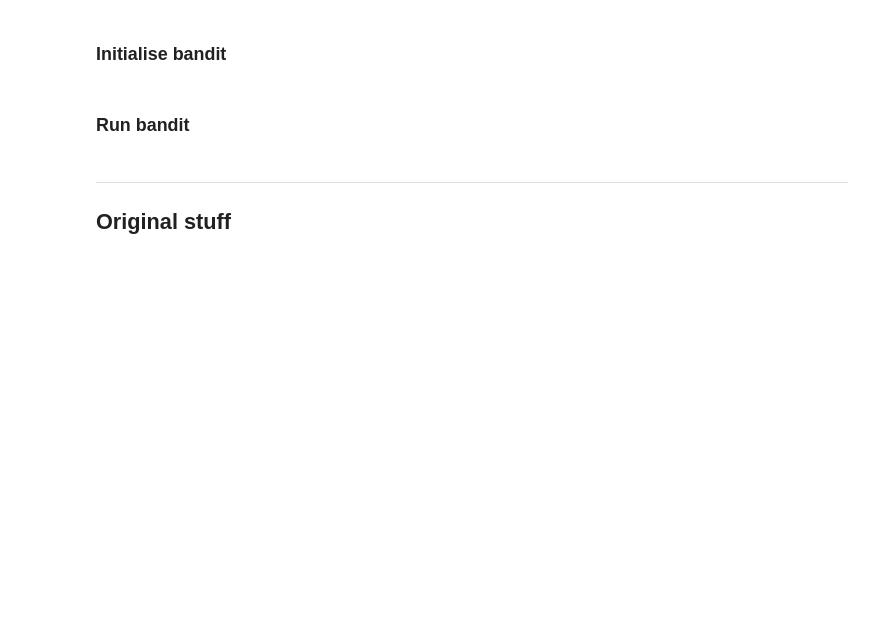
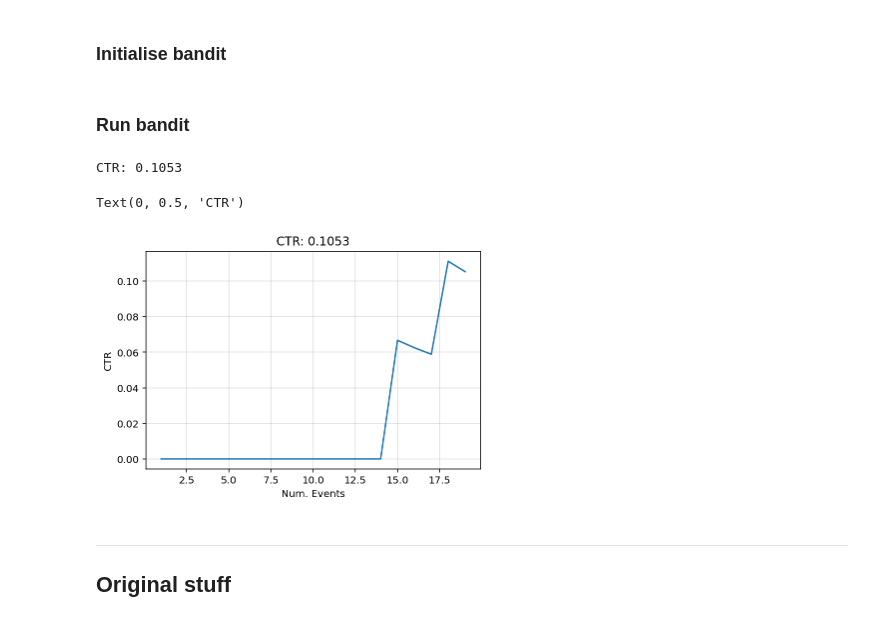
Before and after one commit to gerdm/Personalized-News-Recommendation, a Jupyter notebook: experiments/dataset_size.ipynb, the cells around one changed output. Drawn from its saved outputs; the diff is of its cells as text; code cells hidden in the pictures; blank space fills up the shorter version.

```diff
--- a/experiments/dataset_size.ipynb
+++ b/experiments/dataset_size.ipynb
@@ -224,7 +224,7 @@ num_arms, _ = dataset.features.shape
 # %% [markdown]
 ### Initialise bandit
 # %%
-bandit = linear_bandit.LinearBandit(num_features, num_arms, eta=10.0, lmbda=10.0)
+bandit = linear_bandit.LinearBandit(num_features, num_arms, eta=10.0, lmbda=0.25)
 env = OfflineReplayYahoo(bandit, articles_features)
 # %%
 n_warmup = 1
@@ -251,15 +251,23 @@ key = jax.random.PRNGKey(314)
 final_belief_state, (total_reward_hist, n_events_hist, carry_hist) = env.run(key, belief_state, user_features_train,
                                                                              chosen_articles_train, articles_context_train, clicked_train)
 # %%
+# 50,000 samples
 ctr_hist = total_reward_hist[carry_hist] / n_events_hist[carry_hist]
 ctr = ctr_hist[-1]
 print(f"CTR: {ctr:0.4f}")
+# %% [output]
+CTR: 0.1053
 # %%
 T_hist = n_events_hist[carry_hist]
 # click-through-rate
 plt.plot(T_hist, ctr_hist)
 plt.title(f"CTR: {ctr:0.4f}")
 plt.grid(alpha=0.4)
+plt.xlabel("Num. Events")
+plt.ylabel("CTR")
+# %% [output]
+Text(0, 0.5, 'CTR')
+[figure, added]
 # %% [markdown]
 ----
 
```
Also changed, not shown: parts of 1 cell of this notebook.
